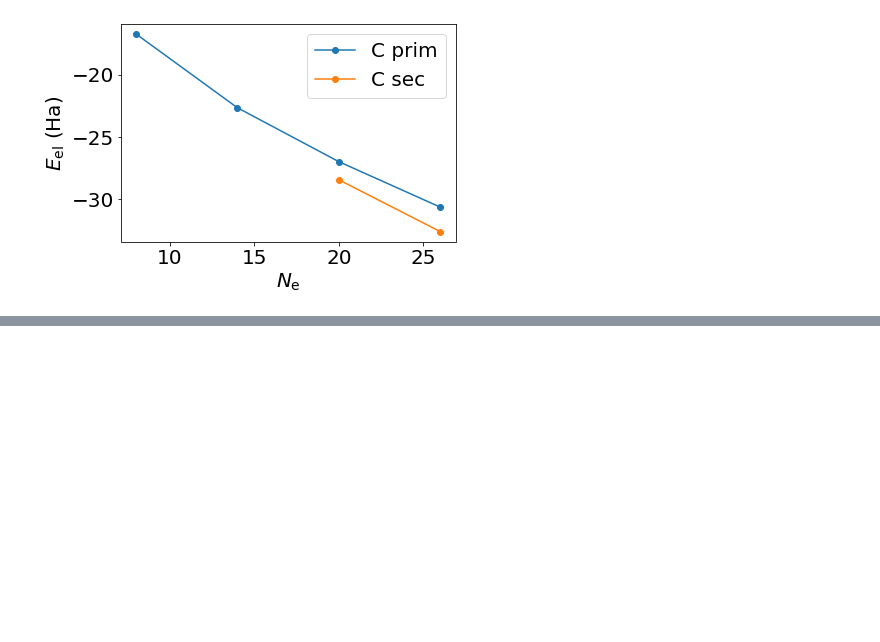
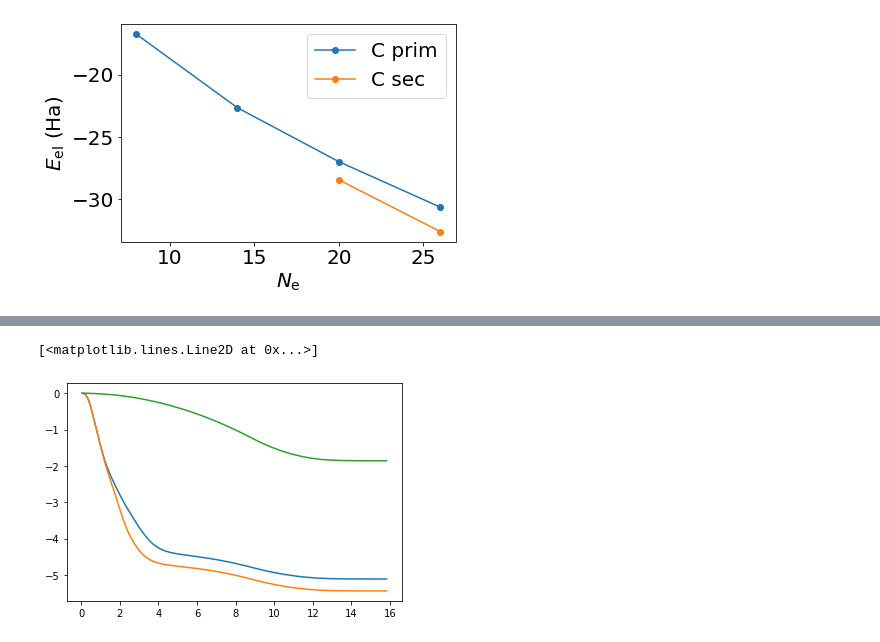
Before and after one commit to ferchault/APDFT, a Jupyter notebook: prototyping/atomic_energies/analysis/number_ve/analyse_energies.ipynb, the cells around one changed output, grey strips where cells are left out. Cells and saved outputs as stored; diff of their text form; code cells hidden in the pictures; blank space fills up the shorter version.

```diff
--- a/prototyping/atomic_energies/analysis/number_ve/analyse_energies.ipynb
+++ b/prototyping/atomic_energies/analysis/number_ve/analyse_energies.ipynb
@@ -1056,0 +145,8 @@ fig.tight_layout()
+# %%
+# butane
+mol = uqm.load_obj('/home/misa/projects/Atomic-Energies/data/ueg_reference/amons/amon_000138/results.dict')
+mol_ase = Atoms(numbers=mol['nuclei'][:,0], positions=mol['nuclei'][:,1:]*Bohr)
+mu_r = uqm.load_obj('/home/misa/projects/Atomic-Energies/data/ueg_reference/amons/amon_000138/mu_r')
+der_mu = uqm.load_obj('/home/misa/projects/Atomic-Energies/data/ueg_reference/amons/amon_000138/d_mu_r')
+mu_ref = uqm.load_obj('/home/misa/projects/Atomic-Energies/data/ueg_reference/amons/amon_000138/mu_ref')
+der_ref = uqm.load_obj('/home/misa/projects/Atomic-Energies/data/ueg_reference/amons/amon_000138/d_mu_ref')
@@ -1056,0 +159,8 @@ fig.tight_layout()
+# %%
+plt.plot(np.array(mu_r[0][0])*Bohr, mu_r[0][1])
+plt.plot(np.array(mu_r[0][0])*Bohr, mu_r[1][1])
+
+plt.plot(np.array(mu_ref[0])*Bohr, mu_ref[1])
+# %% [output]
+[<matplotlib.lines.Line2D at 0x...>]
+[figure, added]
```
Also changed, not shown: parts of 78 cells of this notebook, 1 other file.
